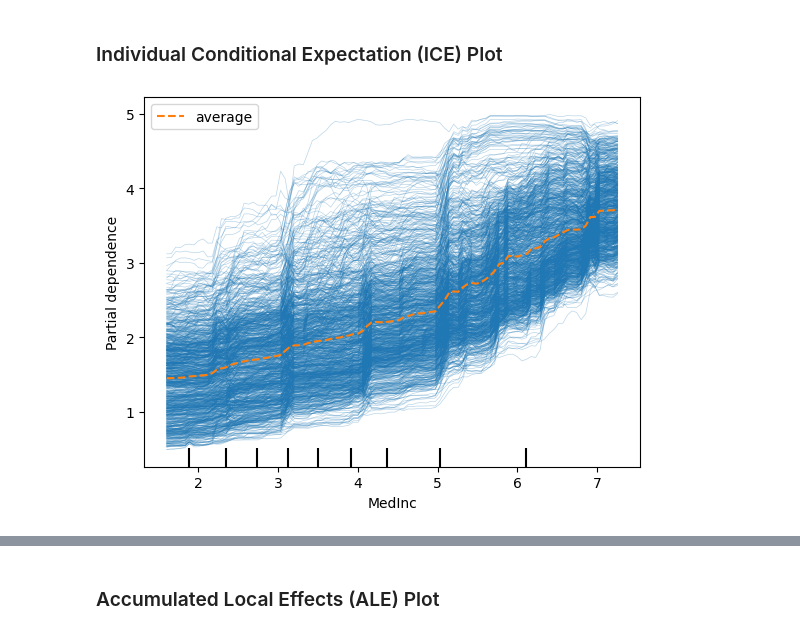
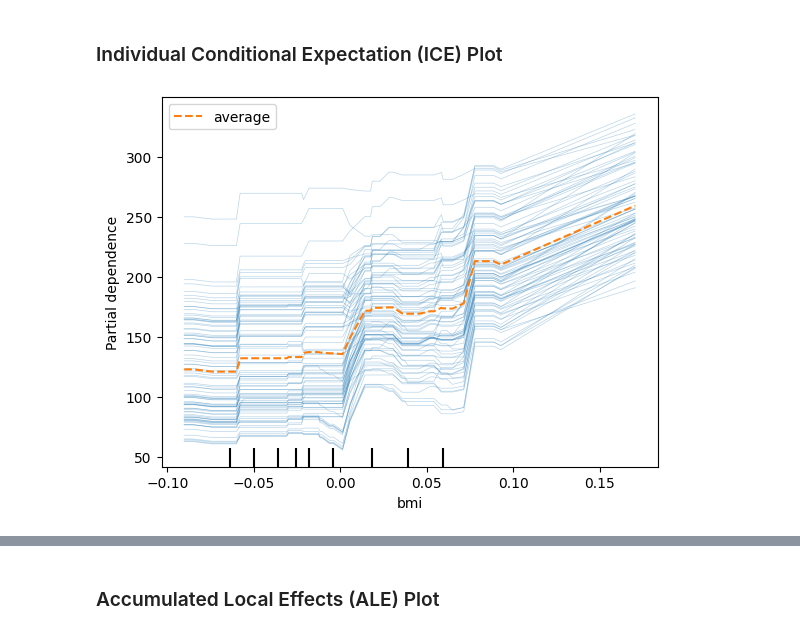
Before and after one commit to aghakishiyeva/Explainable-Techniques-II, a Jupyter notebook: AIPI590_Assignment_6.ipynb, the cells around one changed output, grey strips where cells are left out. Drawn from its saved outputs; the diff is of its cells as text; code cells hidden in the pictures.

```diff
--- a/AIPI590_Assignment_6.ipynb
+++ b/AIPI590_Assignment_6.ipynb
@@ -39,7 +39,6 @@ from PyALE import ale
 # %% [markdown]
 ### Load and Explore the Dataset
 # %%
-# Load the California Housing dataset
-data = fetch_california_housing(as_frame=True)
-df = data['data']
-df['target'] = data['target']
+data = load_diabetes()
+df = pd.DataFrame(data.data, columns=data.feature_names)
+df['target'] = data.target
@@ -93,7 +90,6 @@ X = df.drop(columns=['target'])
 y = df['target']
 X_train, X_test, y_train, y_test = train_test_split(X, y, test_size=0.2, random_state=42)
 # %%
-# Train a Random Forest Regressor model
-model = RandomForestRegressor(n_estimators=100, random_state=42)
+model = GradientBoostingRegressor(n_estimators=100, random_state=42)
 model.fit(X_train, y_train)
 # %% [output]
@@ -121,8 +116,8 @@ The **Partial Dependence Plot (PDP)** for `MedInc` shows a positive, mostly line
 # %% [markdown]
 ### Individual Conditional Expectation (ICE) Plot
 # %%
-# Create ICE plot for 'MedInc' feature
+features = ['bmi']
 PartialDependenceDisplay.from_estimator(model, X_test, features, kind='both')
 plt.show()
 # %% [output]
-[figure, old version]
+[figure, new version]
```
Also changed, not shown: parts of 20 cells of this notebook.
